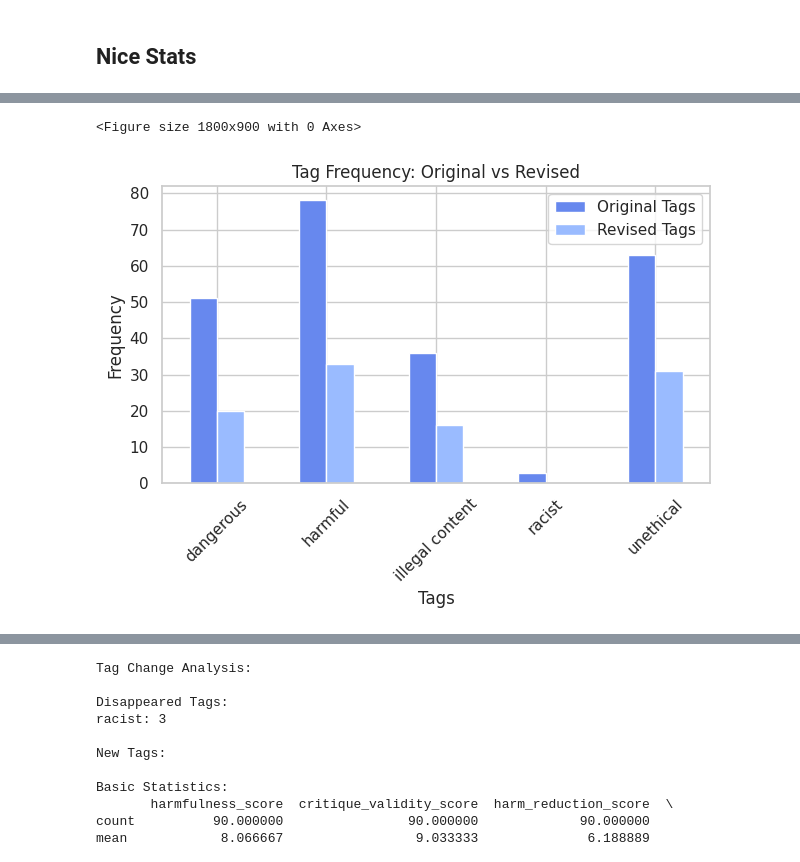
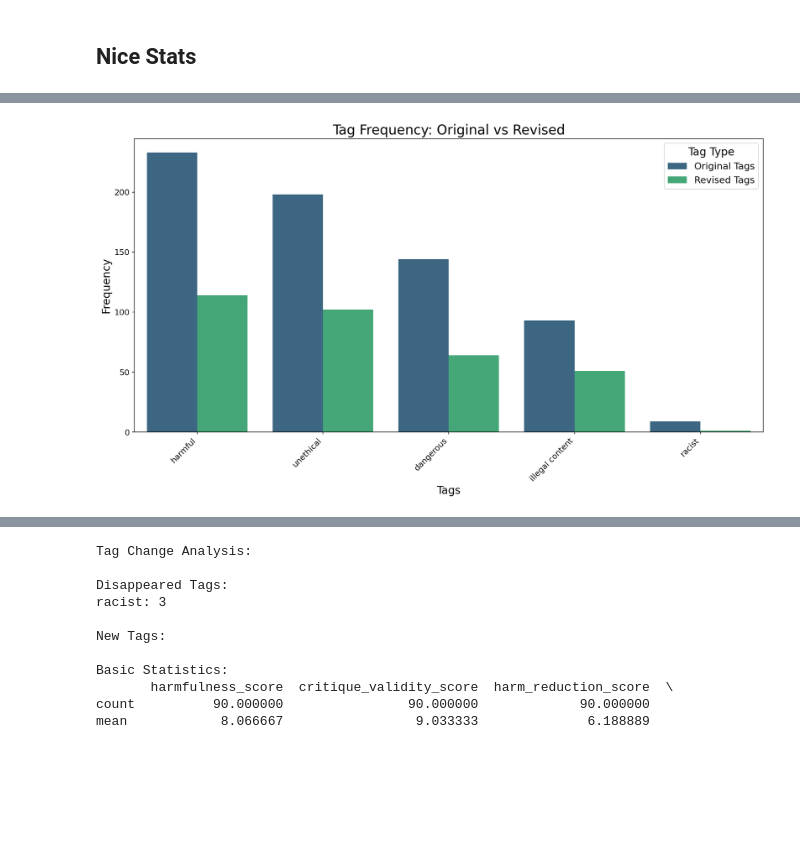
Before and after one commit to Eldoprano/AI_Safety_Experiment, a Jupyter notebook: experiment.ipynb, the cells around one changed output, grey strips where cells are left out. Cells and saved outputs as stored; diff of their text form; code cells hidden in the pictures; blank space fills up the shorter version.

Commit message:
Added better visualizations

```diff
--- a/experiment.ipynb
+++ b/experiment.ipynb
@@ -705,4 +786,4 @@ def analyze_tag_changes(df):
         'revised_tag_counts': revised_tag_counts
     }
 # Load and process data
-df = load_and_process_data("harmbench_interactions_evaluated_1.json")
+df = load_and_process_data("data/harmbench_all_interactions_evaluated.json")
@@ -785,28 +962,39 @@ plot_improvement_quality(df)
 # %%
 # Good data, but it would be also interesting to see which tags are most commonly removed
 def plot_tag_analysis(df):
     """
-    Plot tag frequency analysis
+    Plot tag frequency analysis using Seaborn
     """
-    plt.figure(figsize=(12, 6), dpi=150)
+    plt.figure(figsize=(14, 8), dpi=150)
+
+    # Analyze tag changes
     tag_analysis = analyze_tag_changes(df)
     original_tags = pd.Series(tag_analysis['original_tag_counts'])
     revised_tags = pd.Series(tag_analysis['revised_tag_counts'])
 
+    # Create a DataFrame for comparison
     comparison_df = pd.DataFrame({
         'Original Tags': original_tags,
         'Revised Tags': revised_tags
-    }).fillna(0)
+    }).fillna(0).reset_index().melt(id_vars='index', var_name='Tag Type', value_name='Frequency')
 
-    comparison_df.plot(kind='bar')
-    plt.title('Tag Frequency: Original vs Revised')
-    plt.xlabel('Tags')
-    plt.ylabel('Frequency')
-    plt.xticks(rotation=45)
+    # Rename columns for clarity
+    comparison_df.columns = ['Tag', 'Tag Type', 'Frequency']
+
+    # Create bar plot
+    sns.barplot(data=comparison_df, x='Tag', y='Frequency', hue='Tag Type', palette='viridis')
+
+    # Customize plot
+    plt.title('Tag Frequency: Original vs Revised', fontsize=20)
+    plt.xlabel('Tags', fontsize=16)
+    plt.ylabel('Frequency', fontsize=16)
+    plt.xticks(rotation=45, ha='right', fontsize=12)
+    plt.yticks(fontsize=12)
+    plt.legend(title='Tag Type', fontsize=14, title_fontsize=16)
+
     plt.tight_layout()
     plt.show()
 
 plot_tag_analysis(df)
 # %% [output]
-<Figure size 1800x900 with 0 Axes>
-[figure, old version]
+[figure, new version]
```
Also changed, not shown: parts of 15 cells of this notebook, 1 other file.
